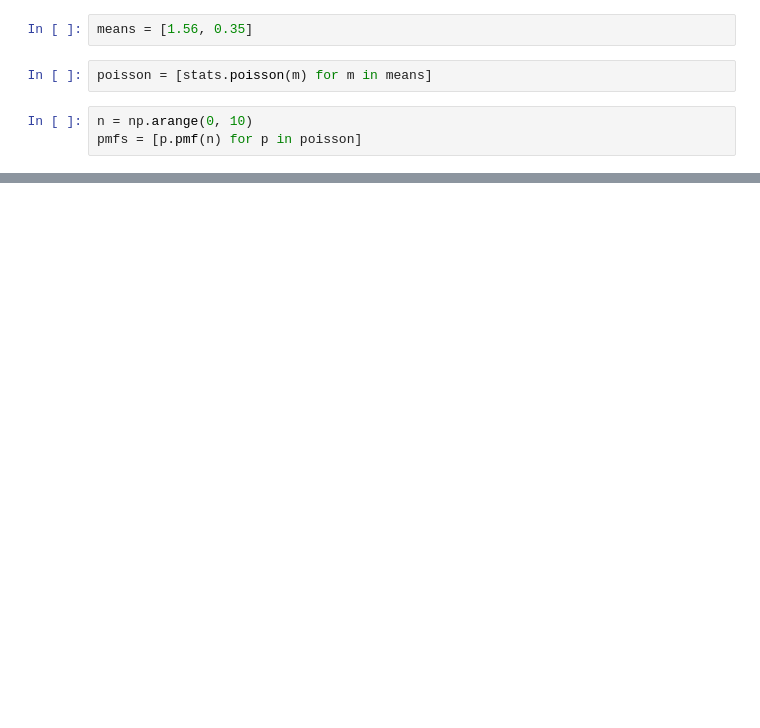
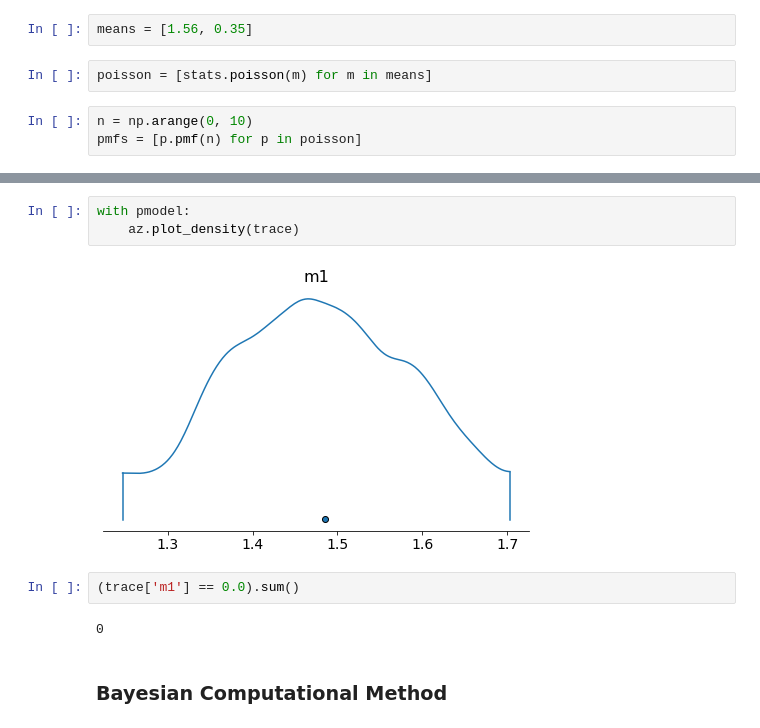
Before and after one commit to yongduek/lectures, a Jupyter notebook: esda/data_nbs/PoissonDistr.ipynb, the cells around one changed output, grey strips where cells are left out. Cells and saved outputs as stored; diff of their text form; blank space fills up the shorter version.

```diff
--- a/esda/data_nbs/PoissonDistr.ipynb
+++ b/esda/data_nbs/PoissonDistr.ipynb
@@ -38,2 +93,13 @@ pm.__version__
+# %%
+with pmodel:
+    az.plot_density(trace)
+# %% [output]
+[figure, added]
+# %%
+(trace['m1'] == 0.0).sum()
+# %% [output]
+0
+# %% [markdown]
+### Bayesian Computational Method
 # %%
 with pm.Model() as model:
```
Also changed, not shown: parts of 18 cells of this notebook, 2 other files.
